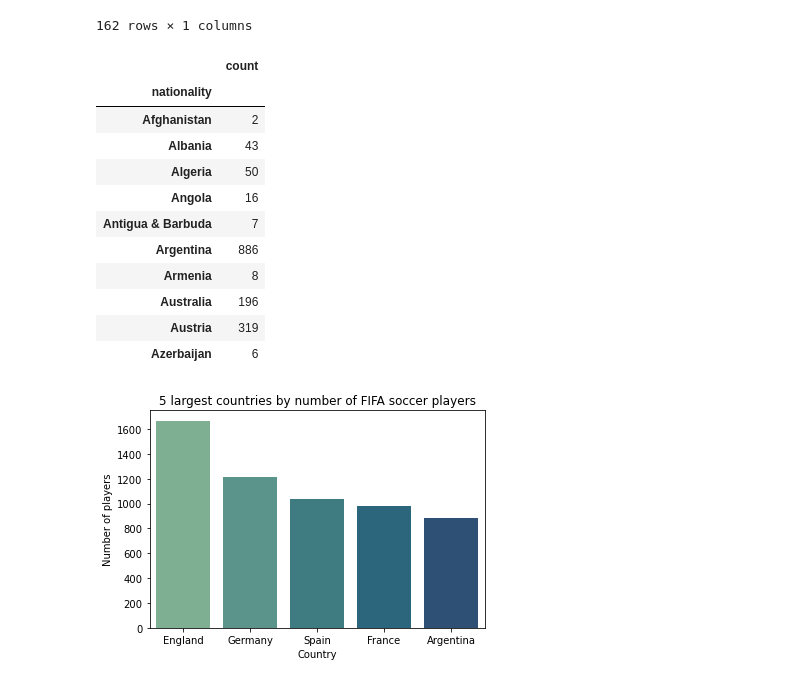
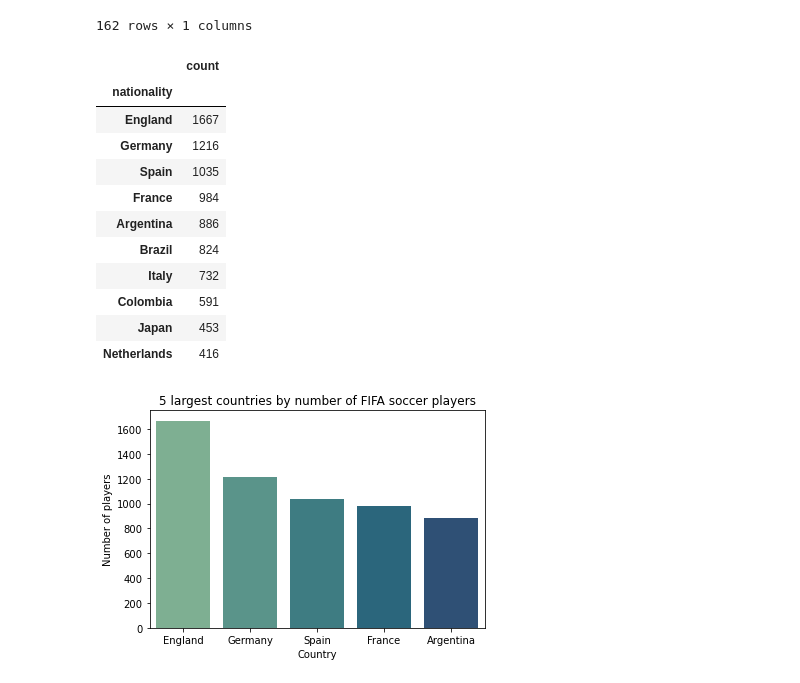
Before and after one commit to AddisonS44/Data-Project-1, a Jupyter notebook: Data Project 1.ipynb, the cells around one changed output. Drawn from its saved outputs; the diff is of its cells as text; code cells hidden in the pictures.

```diff
--- a/Data Project 1.ipynb
+++ b/Data Project 1.ipynb
@@ -60,20 +60,20 @@ nations_df
 162 rows × 1 columns
 # %%
 #5. If you find many records in point 4 then show only top 10 countries and their number of players.
-nations_df.head(10)
+nations_df.sort_values(by=['count'], ascending=False).head(10)
 # %% [output]
 |  | count |
 | nationality |  |
-| Afghanistan | 2 |
-| Albania | 43 |
-| Algeria | 50 |
-| Angola | 16 |
-| Antigua & Barbuda | 7 |
+| England | 1667 |
+| Germany | 1216 |
+| Spain | 1035 |
+| France | 984 |
 | Argentina | 886 |
-| Armenia | 8 |
-| Australia | 196 |
-| Austria | 319 |
-| Azerbaijan | 6 |
+| Brazil | 824 |
+| Italy | 732 |
+| Colombia | 591 |
+| Japan | 453 |
+| Netherlands | 416 |
 # %%
 #6. Now you have to create a bar plot of top 5 countries and their number of players, try to fill green color in bars.
 #Extract the top 5 nations from the data and create lists with both the nation's name and the player count, separately.
```
